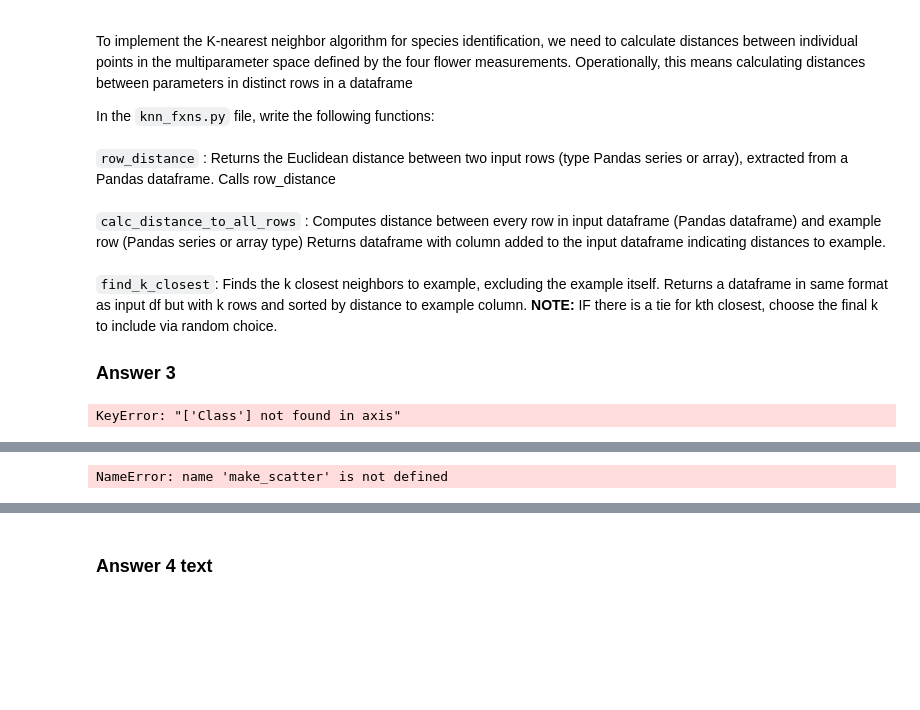
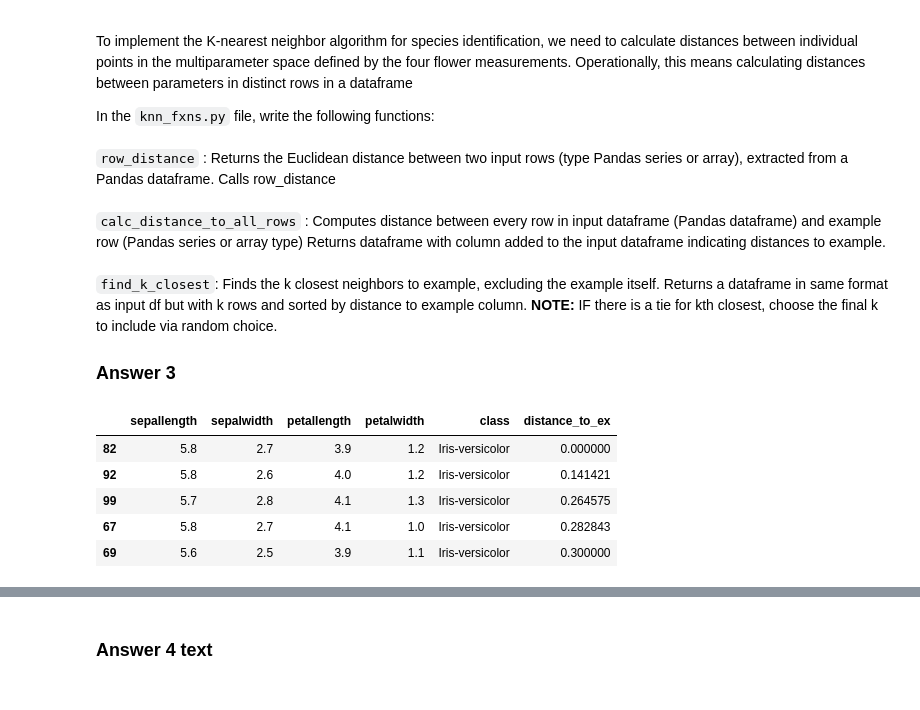
Before and after one commit to rielywhite/BDS-311-hw09, a Jupyter notebook: hw09.ipynb, the cells around one changed output, grey strips where cells are left out. Cells and saved outputs as stored; diff of their text form; code cells hidden in the pictures; blank space fills up the shorter version.

```diff
--- a/hw09.ipynb
+++ b/hw09.ipynb
@@ -201,18 +172,26 @@ In the `knn_fxns.py` file,  write the following functions:<br><br>
 # %%
 #Answer 3 here
 import knn_fxns as knn
+
+import importlib
+importlib.reload(knn)
 
 def turn_into_row(example_df):
     drop=example_df.drop(['class'],axis=1)
     return drop.iloc[0,:]
 
 example_row=turn_into_row(example_df)
 knn.row_distance(example_row,example_row)
 dist_df=knn.calc_distance_to_all_rows(df,example_row)
 closest_df=knn.find_k_closest(df,example_row,5)
 closest_df
 # %% [output]
-KeyError: "['Class'] not found in axis"
+|  | sepallength | sepalwidth | petallength | petalwidth | class | distance_to_ex |
+| 82 | 5.8 | 2.7 | 3.9 | 1.2 | Iris-versicolor | 0.000000 |
+| 92 | 5.8 | 2.6 | 4.0 | 1.2 | Iris-versicolor | 0.141421 |
+| 99 | 5.7 | 2.8 | 4.1 | 1.3 | Iris-versicolor | 0.264575 |
+| 67 | 5.8 | 2.7 | 4.1 | 1.0 | Iris-versicolor | 0.282843 |
+| 69 | 5.6 | 2.5 | 3.9 | 1.1 | Iris-versicolor | 0.300000 |
 # %% [markdown]
 ### Question 4
 Modify scatter plot again to plot the k nearest neighbors to your example . Use the optional argument to make_scatter `k`. The function should `plot_k_closest` in each of 6 plots - with an open black circle. Below do this for k=3 and k=7. <br>
@@ -220,9 +199,3 @@ Here is an example for k=5.<br>
 <img src ='demo_closest.svg' width="900px" /><br><br>
 <br>
 Note that there are apparently only 4 points plotted in example above though plot represents 5. Why is this? If you feel motivated, as a bonus, you can modify opacity of your black circles to better indicate overlapping scatter points. Why in some of the plots do the points calculated as closest not appear to be closest?
-# %%
-#Answer 4 Code
-make_scatter(df,example=example_df,k=3)
-make_scatter(df,example=example_df,k=7)
-# %% [output]
-NameError: name 'make_scatter' is not defined
```
Also changed, not shown: parts of 11 cells of this notebook.
